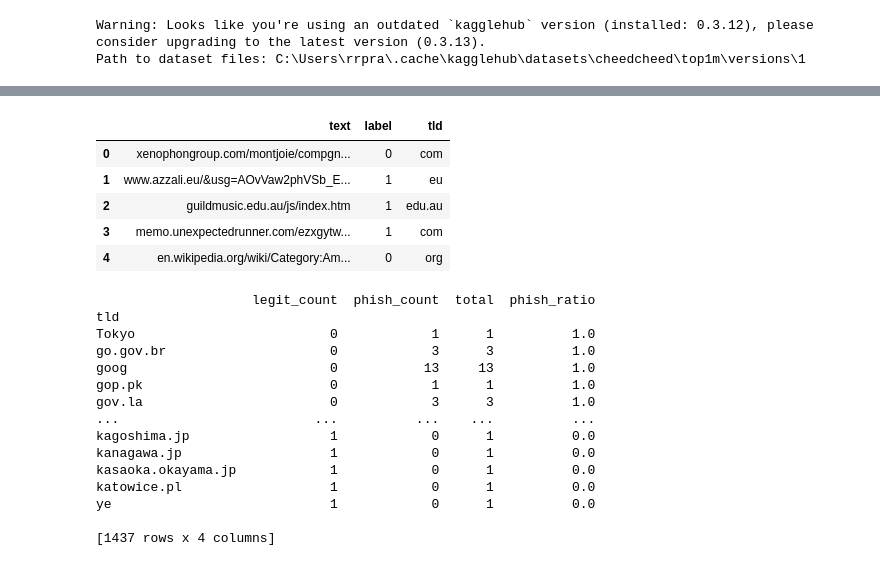
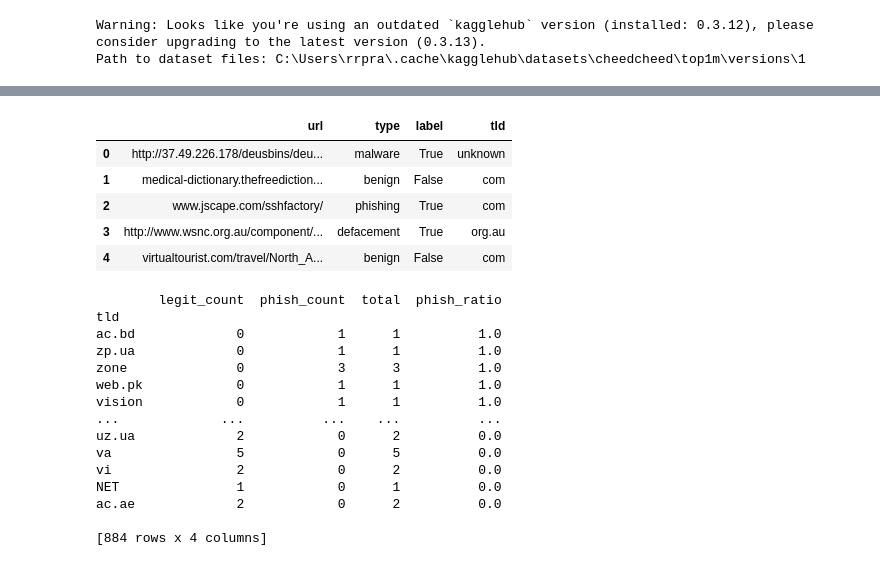
Before and after one commit to Ashutosh-Ranjan310106/email_and_url_classifier_using_nlp_feature_extraction_sem_5_project, a Jupyter notebook: url_dataset_preparation_version.ipynb, the cells around one changed output, grey strips where cells are left out. Saved outputs shown, nothing was run; the diff lists cells and outputs as text; code cells hidden in the pictures.

```diff
--- a/url_dataset_preparation_version.ipynb
+++ b/url_dataset_preparation_version.ipynb
@@ -46,0 +50,19 @@ print(train_df.head())
+# %%
+#dataset 2
+import kagglehub
+import os
+# Download latest version
+folder_path = kagglehub.dataset_download("sid321axn/malicious-urls-dataset")
+
+print("Path to dataset files:", folder_path)
+csv_files = [f for f in os.listdir(folder_path) if f.lower().endswith('.csv')]
+
+if not csv_files:
+    raise FileNotFoundError("No CSV files found in the folder!")
+
+# read the first CSV file
+file_path = os.path.join(folder_path, csv_files[0])
+df = pd.read_csv(file_path)
+
+df['label'] = df['type'].apply(lambda x: x != 'benign')
+df.head()
@@ -47,22 +78,27 @@ print(train_df.head())
+# %%
+import pandas as pd
+total_size = df.shape[0]
+df = df.sample(frac=1, random_state=42).reset_index(drop=True)
+train_df, test_df, valid_df = df[:int(total_size*0.70):], df[int(total_size*0.70):int(total_size*0.80):], df[int(total_size*0.80)::]
 # %%
 import tldextract
 df = pd.concat((train_df, valid_df, test_df))
 def extrtact_tld(url):
 
     ext = tldextract.extract(url)
     # ext = ExtractResult(subdomain, domain, suffix)
     tld = ext.suffix    # "com", "co.uk", "org"
     return tld if tld else 'unknown'
 
-df['tld'] = df['text'].apply(extrtact_tld)
+df['tld'] = df['url'].apply(extrtact_tld)
 df.head()
 # %% [output]
-|  | text | label | tld |
-| 0 | xenophongroup.com/montjoie/compgn... | 0 | com |
-| 1 | www.azzali.eu/&usg=AOvVaw2phVSb_E... | 1 | eu |
-| 2 | guildmusic.edu.au/js/index.htm | 1 | edu.au |
-| 3 | memo.unexpectedrunner.com/ezxgytw... | 1 | com |
-| 4 | en.wikipedia.org/wiki/Category:Am... | 0 | org |
+|  | url | type | label | tld |
+| 0 | http://37.49.226.178/deusbins/deu... | malware | True | unknown |
+| 1 | medical-dictionary.thefreediction... | benign | False | com |
+| 2 | www.jscape.com/sshfactory/ | phishing | True | com |
+| 3 | http://www.wsnc.org.au/component/... | defacement | True | org.au |
+| 4 | virtualtourist.com/travel/North_A... | benign | False | com |
 # %%
 # Count phishing and legitimate occurrences for each TLD
 tld_stats = df.groupby(['tld', 'label']).size().unstack(fill_value=0)
@@ -75,21 +111,21 @@ tld_stats = tld_stats.sort_values('phish_ratio', ascending=False)
 
 print(tld_stats)
 # %% [output]
-                    legit_count  phish_count  total  phish_ratio
+        legit_count  phish_count  total  phish_ratio
 tld
-Tokyo                         0            1      1          1.0
-go.gov.br                     0            3      3          1.0
-goog                          0           13     13          1.0
-gop.pk                        0            1      1          1.0
-gov.la                        0            3      3          1.0
-...                         ...          ...    ...          ...
-kagoshima.jp                  1            0      1          0.0
-kanagawa.jp                   1            0      1          0.0
-kasaoka.okayama.jp            1            0      1          0.0
-katowice.pl                   1            0      1          0.0
-ye                            1            0      1          0.0
+ac.bd             0            1      1          1.0
+zp.ua             0            1      1          1.0
+zone              0            3      3          1.0
+web.pk            0            1      1          1.0
+vision            0            1      1          1.0
+...             ...          ...    ...          ...
+uz.ua             2            0      2          0.0
+va                5            0      5          0.0
+vi                2            0      2          0.0
+NET               1            0      1          0.0
+ac.ae             2            0      2          0.0
 
-[1437 rows x 4 columns]
+[884 rows x 4 columns]
 # %%
 import pandas as pd
 import re
```
Also changed, not shown: parts of 11 cells of this notebook, 8 other files.
